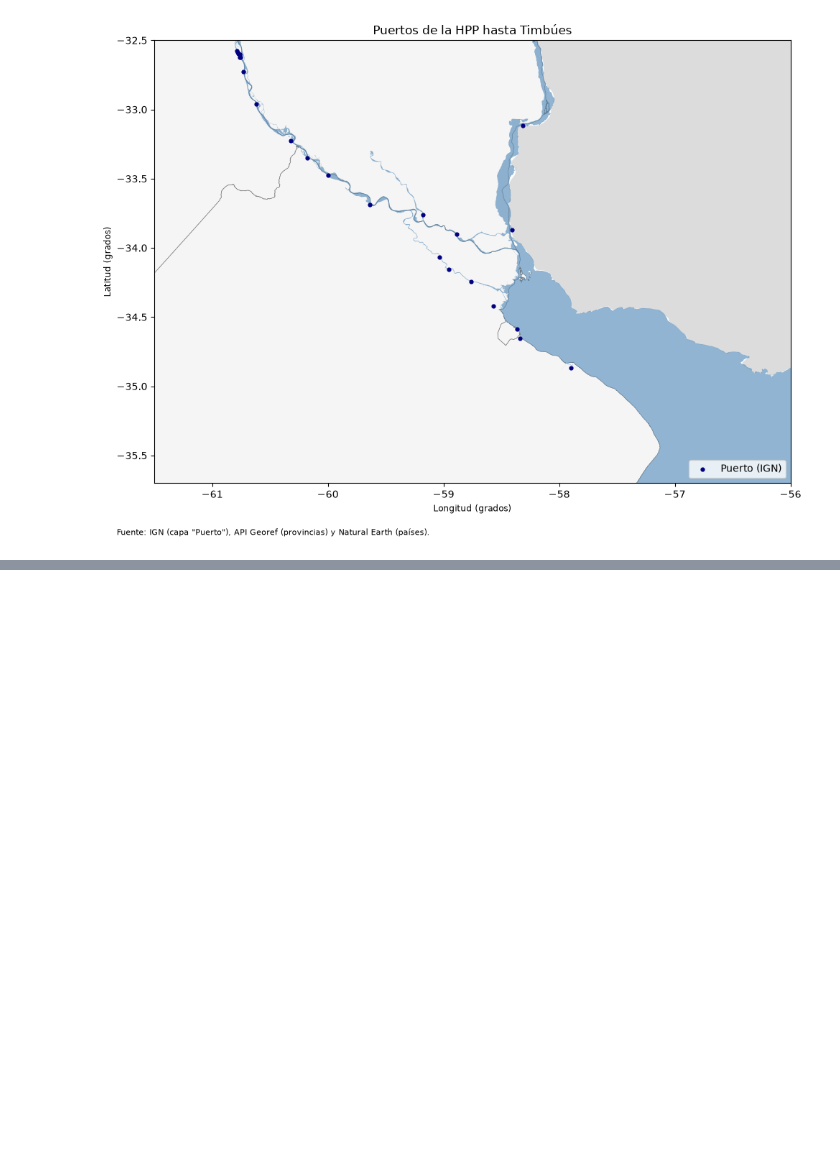
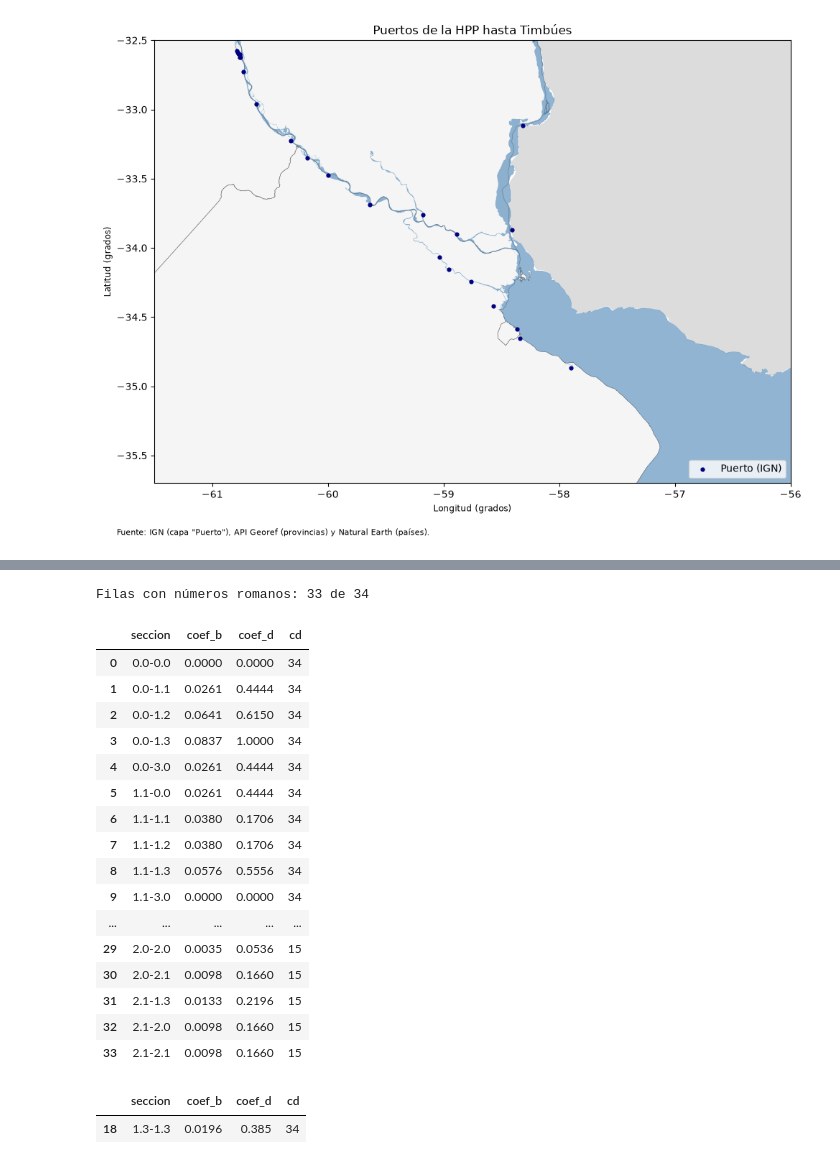
Before and after one commit to Demian-el06/Damian_Tp_integrador, a Jupyter notebook: TP6.ipynb, the cells around one changed output, grey strips where cells are left out. Cells and saved outputs as stored; diff of their text form; code cells hidden in the pictures; blank space fills up the shorter version.

```diff
--- a/TP6.ipynb
+++ b/TP6.ipynb
@@ -560,0 +568,4 @@ plt.show()
+# %%
+URL_CUADRO = 'https://www.argentina.gob.ar/sites/default/files/a7_-_if-2024-115566613-apn-dctyhmtr_-_anexo_ndeg_7_cuadro_tarifario.pdf'
+
+ruta_cuadro = descargar_archivo(URL_CUADRO, CARPETA_CRUDO / URL_CUADRO.split('/')[-1])
@@ -560,0 +614,62 @@ plt.show()
+# %%
+PATRON_ROMANOS = r'\bI{1,3}(?=\.)'  # I, II o III al principio de una subsección, justo antes del punto
+ROMANOS = {'I': '1', 'II': '2', 'III': '3'}
+
+
+def romanos_a_numeros(seccion):
+    '''
+    Cambia los números romanos de un código de sección por números arábigos.
+
+    Supuestos: los romanos van antes del punto de cada subsección (como en 'I.1-III.0')
+    y en el cuadro 1 solo aparecen I, II y III.
+
+    Input:
+        seccion (str): código del PDF, por ejemplo 'I.1-III.0'
+    Output:
+        str: código con números, por ejemplo '1.1-3.0'
+    '''
+    return re.sub(PATRON_ROMANOS, lambda m: ROMANOS[m.group(0)], seccion)
+
+
+# Tests: textos que deben cambiar y textos que no
+assert romanos_a_numeros('I.1-III.0') == '1.1-3.0'
+assert romanos_a_numeros('II.1-II.0') == '2.1-2.0'
+assert romanos_a_numeros('0.0-I.3') == '0.0-1.3'
+assert romanos_a_numeros('0.0-0.0') == '0.0-0.0'    # sin romanos: queda igual
+assert romanos_a_numeros('IV.0-0.0') == 'IV.0-0.0'  # IV no está en el cuadro 1: no se toca
+
+cuadro1['seccion'] = cuadro1['seccion'].apply(romanos_a_numeros)
+
+assert cuadro1['seccion'].str.fullmatch(r'\d\.\d-\d\.\d').all(), 'quedó algún código con otro formato'
+cuadro1
+# %% [output]
+Filas con números romanos: 33 de 34
+|  | seccion | coef_b | coef_d | cd |
+| 0 | 0.0-0.0 | 0.0000 | 0.0000 | 34 |
+| 1 | 0.0-1.1 | 0.0261 | 0.4444 | 34 |
+| 2 | 0.0-1.2 | 0.0641 | 0.6150 | 34 |
+| 3 | 0.0-1.3 | 0.0837 | 1.0000 | 34 |
+| 4 | 0.0-3.0 | 0.0261 | 0.4444 | 34 |
+| 5 | 1.1-0.0 | 0.0261 | 0.4444 | 34 |
+| 6 | 1.1-1.1 | 0.0380 | 0.1706 | 34 |
+| 7 | 1.1-1.2 | 0.0380 | 0.1706 | 34 |
+| 8 | 1.1-1.3 | 0.0576 | 0.5556 | 34 |
+| 9 | 1.1-3.0 | 0.0000 | 0.0000 | 34 |
+| ... | ... | ... | ... | ... |
+| 29 | 2.0-2.0 | 0.0035 | 0.0536 | 15 |
+| 30 | 2.0-2.1 | 0.0098 | 0.1660 | 15 |
+| 31 | 2.1-1.3 | 0.0133 | 0.2196 | 15 |
+| 32 | 2.1-2.0 | 0.0098 | 0.1660 | 15 |
+| 33 | 2.1-2.1 | 0.0098 | 0.1660 | 15 |
+# %%
+# El tramo 1.3-1.3 aparece dos veces en el cuadro 1: con 0,0196 / 0,3850 y con 0 / 0.
+# Vale 0,0196 / 0,3850 porque es lo que se cobra: en la base de buques, los 831 viajes de ese tramo pagan balizamiento (tb > 0).
+fila_descartada = (cuadro1['seccion'] == '1.3-1.3') & (cuadro1['coef_b'] == 0) & (cuadro1['coef_d'] == 0)
+
+cuadro1 = cuadro1[~fila_descartada].reset_index(drop=True)
+
+assert cuadro1['seccion'].is_unique, 'para el merge tiene que haber un solo renglón por tramo'
+cuadro1[cuadro1['seccion'] == '1.3-1.3']
+# %% [output]
+|  | seccion | coef_b | coef_d | cd |
+| 18 | 1.3-1.3 | 0.0196 | 0.385 | 34 |
```
Also changed, not shown: parts of 7 cells of this notebook, 2 other files.
